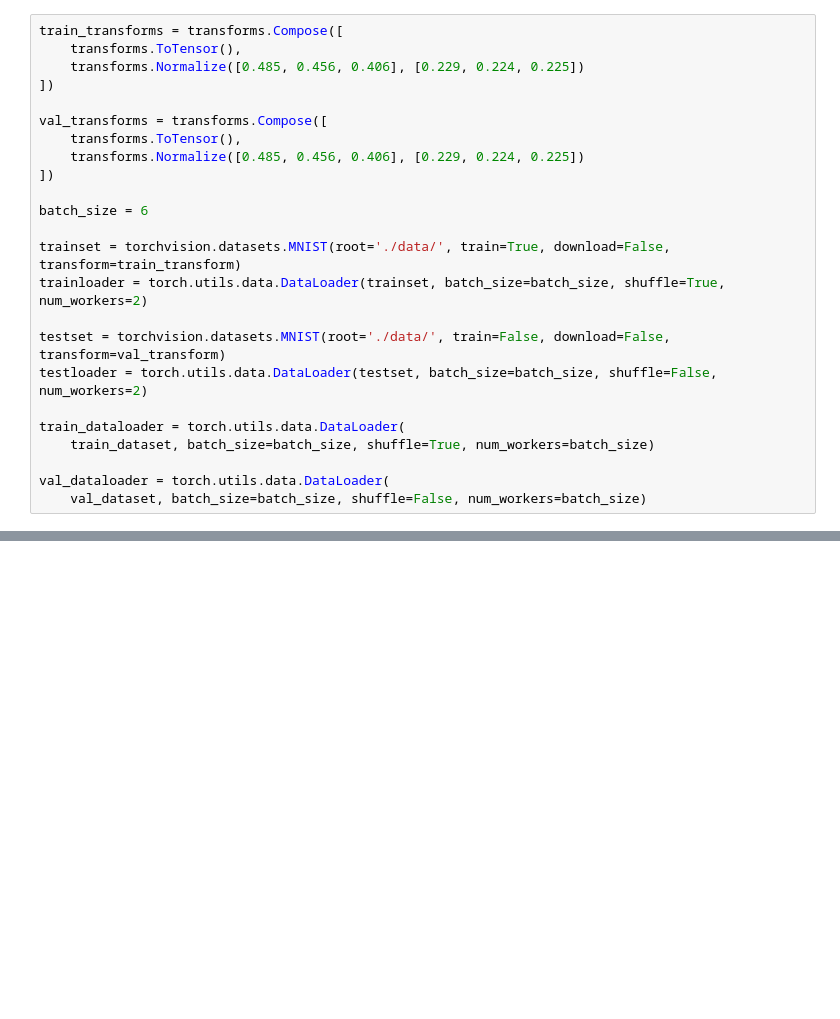
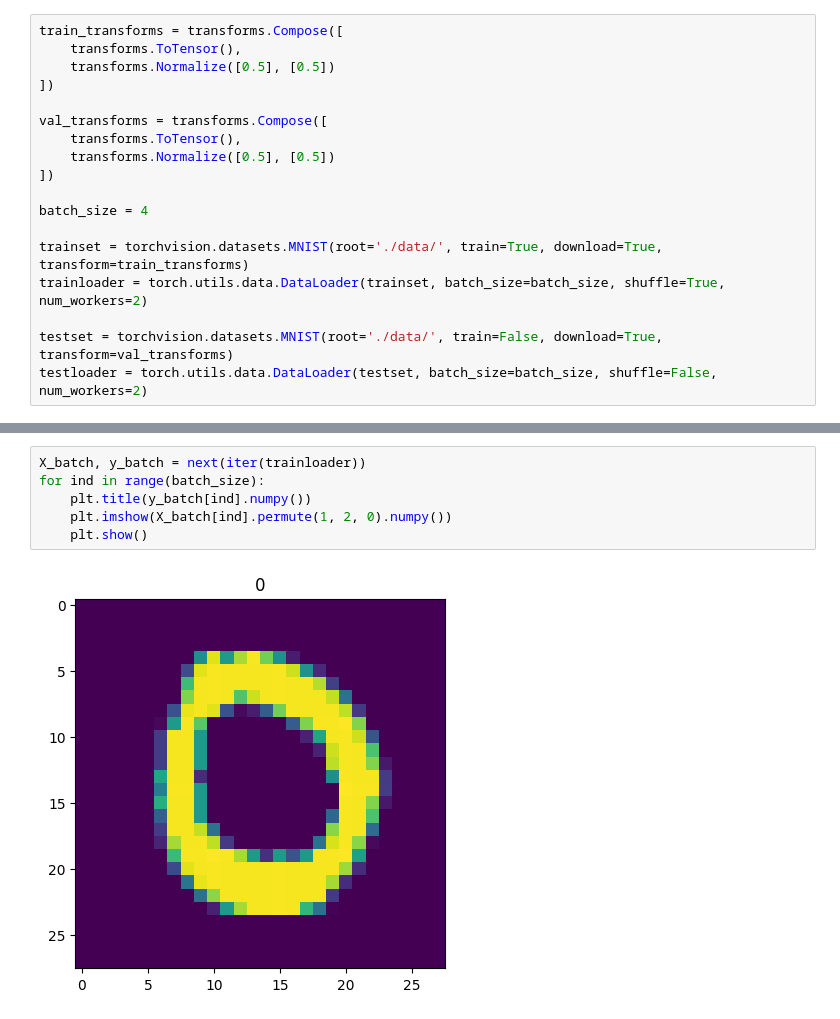
Before and after one commit to Toothless-1/ML, a Jupyter notebook: DL1.ipynb, the cells around one changed output, grey strips where cells are left out. Drawn from its saved outputs; the diff is of its cells as text; blank space fills up the shorter version.

```diff
--- a/DL1.ipynb
+++ b/DL1.ipynb
@@ -16,24 +20,18 @@ torch.backends.cudnn.deterministic=False
 # %%
 train_transforms = transforms.Compose([
     transforms.ToTensor(),
-    transforms.Normalize([0.485, 0.456, 0.406], [0.229, 0.224, 0.225])
+    transforms.Normalize([0.5], [0.5])
 ])
 
 val_transforms = transforms.Compose([
     transforms.ToTensor(),
-    transforms.Normalize([0.485, 0.456, 0.406], [0.229, 0.224, 0.225])
+    transforms.Normalize([0.5], [0.5])
 ])
 
-batch_size = 6
+batch_size = 4
 
-trainset = torchvision.datasets.MNIST(root='./data/', train=True, download=False, transform=train_transform)
+trainset = torchvision.datasets.MNIST(root='./data/', train=True, download=True, transform=train_transforms)
 trainloader = torch.utils.data.DataLoader(trainset, batch_size=batch_size, shuffle=True, num_workers=2)
 
-testset = torchvision.datasets.MNIST(root='./data/', train=False, download=False, transform=val_transform)
+testset = torchvision.datasets.MNIST(root='./data/', train=False, download=True, transform=val_transforms)
 testloader = torch.utils.data.DataLoader(testset, batch_size=batch_size, shuffle=False, num_workers=2)
-
-train_dataloader = torch.utils.data.DataLoader(
-    train_dataset, batch_size=batch_size, shuffle=True, num_workers=batch_size)
-
-val_dataloader = torch.utils.data.DataLoader(
-    val_dataset, batch_size=batch_size, shuffle=False, num_workers=batch_size)
@@ -39,0 +70,8 @@ val_dataloader = torch.utils.data.DataLoader(
+# %%
+X_batch, y_batch = next(iter(trainloader))
+for ind in range(batch_size):
+    plt.title(y_batch[ind].numpy())
+    plt.imshow(X_batch[ind].permute(1, 2, 0).numpy())
+    plt.show()
+# %% [output]
+[figure, added]
```
Also changed, not shown: parts of 3 cells of this notebook.
